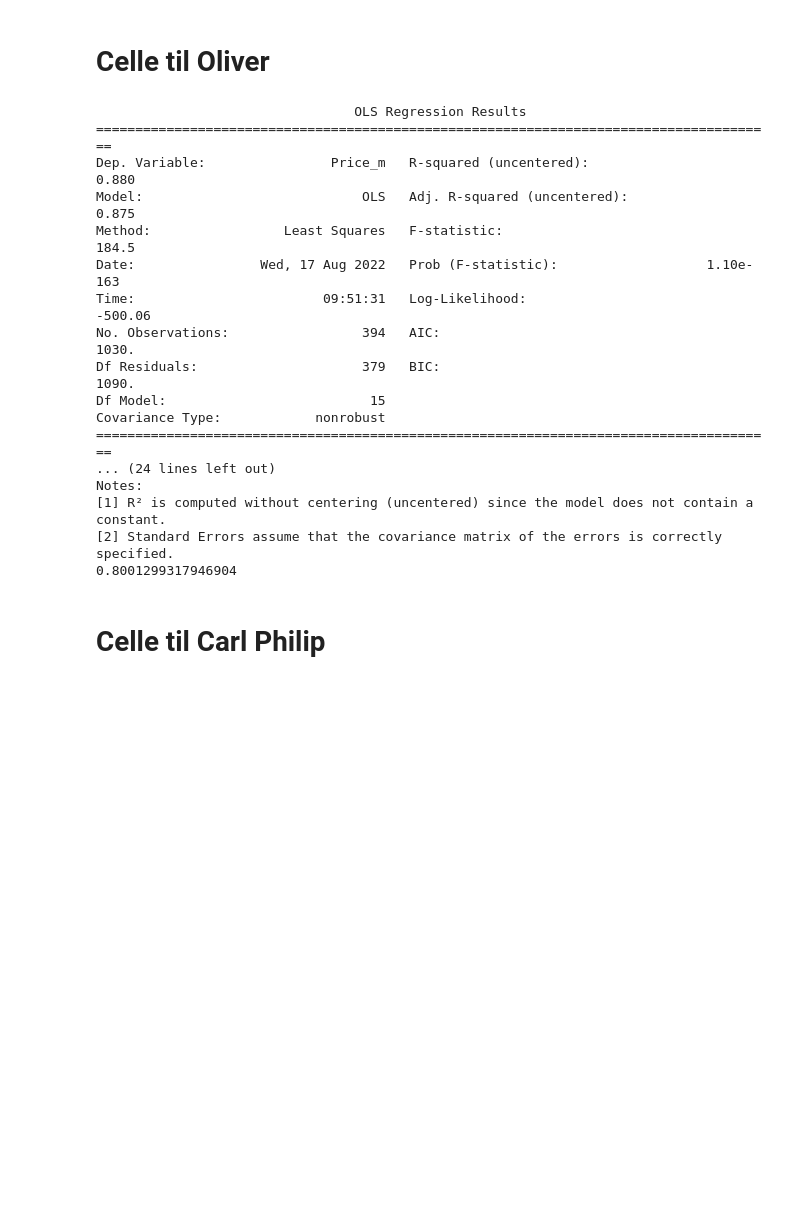
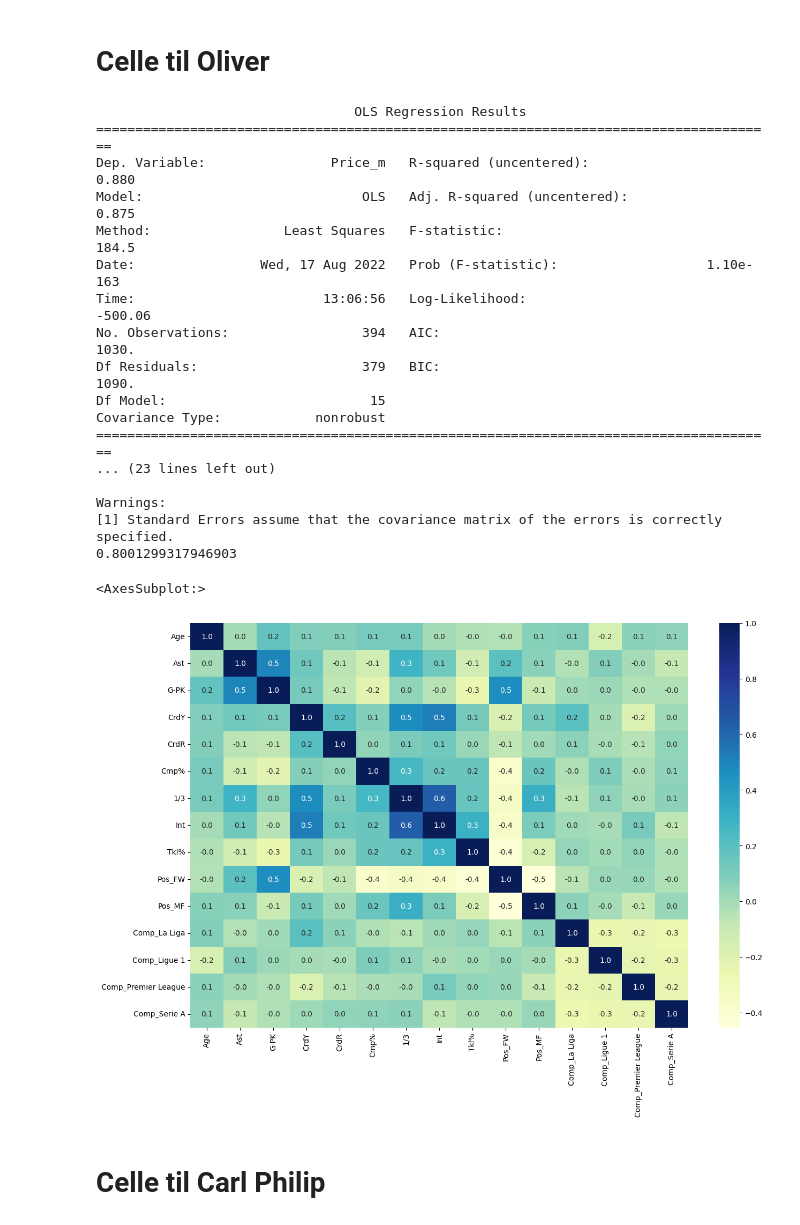
Before and after one commit to mathiasbindseil/three_drengz, a Jupyter notebook: ISDS - Kopi.ipynb, the cells around one changed output. Drawn from its saved outputs; the diff is of its cells as text; code cells hidden in the pictures; blank space fills up the shorter version.

```diff
--- a/ISDS - Kopi.ipynb
+++ b/ISDS - Kopi.ipynb
@@ -457,7 +461,7 @@ y = np.log(modeldata['Price_m'])
 X = modeldata.loc[:, modeldata.columns != 'Price_m']
 
 olsmod = sm.OLS(y, X)
-X = sm.add_constant(X)
+# X = sm.add_constant(X)
 olsres = olsmod.fit()
 print(olsres.summary())
 
@@ -488,50 +492,53 @@ Dep. Variable:                Price_m   R-squared (uncentered):
 Model:                            OLS   Adj. R-squared (uncentered):              0.875
 Method:                 Least Squares   F-statistic:                              184.5
 Date:                Wed, 17 Aug 2022   Prob (F-statistic):                   1.10e-163
-Time:                        09:51:31   Log-Likelihood:                         -500.06
+Time:                        13:06:56   Log-Likelihood:                         -500.06
 No. Observations:                 394   AIC:                                      1030.
 Df Residuals:                     379   BIC:                                      1090.
 Df Model:                          15
 Covariance Type:            nonrobust
 =======================================================================================
-... (24 lines left out)
-Notes:
-[1] R² is computed without centering (uncentered) since the model does not contain a constant.
-[2] Standard Errors assume that the covariance matrix of the errors is correctly specified.
-0.8001299317946904
+... (23 lines left out)
+
+Warnings:
+[1] Standard Errors assume that the covariance matrix of the errors is correctly specified.
+0.8001299317946903
 # %%
-# from matplotlib.pyplot import figure
-# corr_matrix = X.corr()
-# corr_matrix
+from matplotlib.pyplot import figure
+corr_matrix = X.corr()
+corr_matrix
 
-# figure(figsize=(15,10), dpi=100)
-# sns.heatmap(corr_matrix, annot=True, cmap='YlGnBu',fmt=".1f")
+figure(figsize=(15,10), dpi=100)
+sns.heatmap(corr_matrix, annot=True, cmap='YlGnBu',fmt=".1f")
 
 # fp_figs = Path.cwd() / 'figs'
 # # Use the Path object to actually create the subfolder
 # Path.mkdir(fp_figs, exist_ok=True)
 # # Export for paper
 # plt.savefig('figs/heatmap_v2.png')
 
 
 
 # corr_matrix = X_1.corr()
 # corr_matrix
 
 # figure(figsize=(15,10), dpi=100)
 # sns.heatmap(corr_matrix, annot=True, cmap='YlGnBu',fmt=".1f")
 
 # fp_figs = Path.cwd() / 'figs'
 # # Use the Path object to actually create the subfolder
 # Path.mkdir(fp_figs, exist_ok=True)
 # # Export for paper
 # plt.savefig('figs/heatmap_v1.png')
 
 # PosValue = df.groupby(['Position'])['NetValue'].mean().reset_index()
 # sns.barplot(x = 'Position',y='NetValue',data=PosValue)
 # plt.ylabel('Net Value - Million € ')
 
 # df['AgeNorm']= (40-df['Age'])**2
+# %% [output]
+<AxesSubplot:>
+[figure, added]
 # %%
 main_df = pd.read_csv('Main_df_til_leg.csv')
 main_df = main_df[main_df.Pos != 'GK']
```
Also changed, not shown: parts of 7 cells of this notebook, 1 other file.
